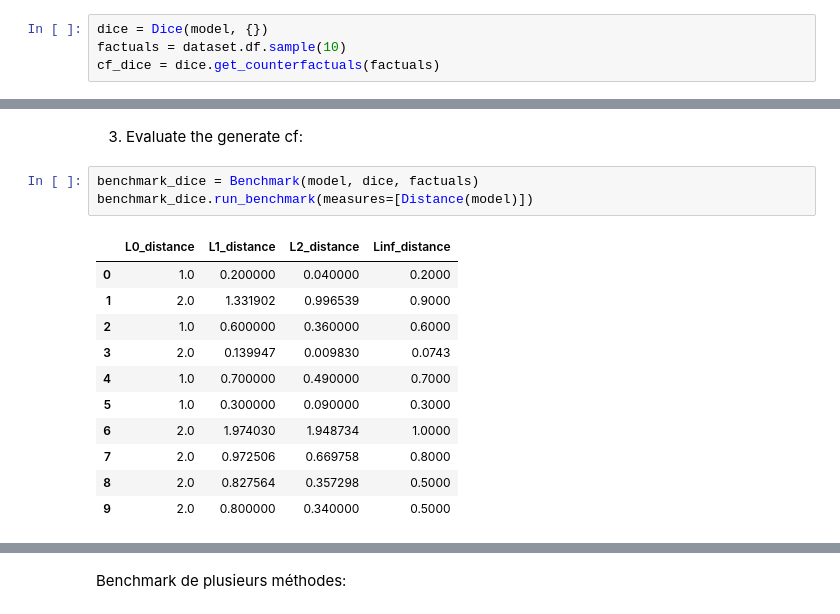
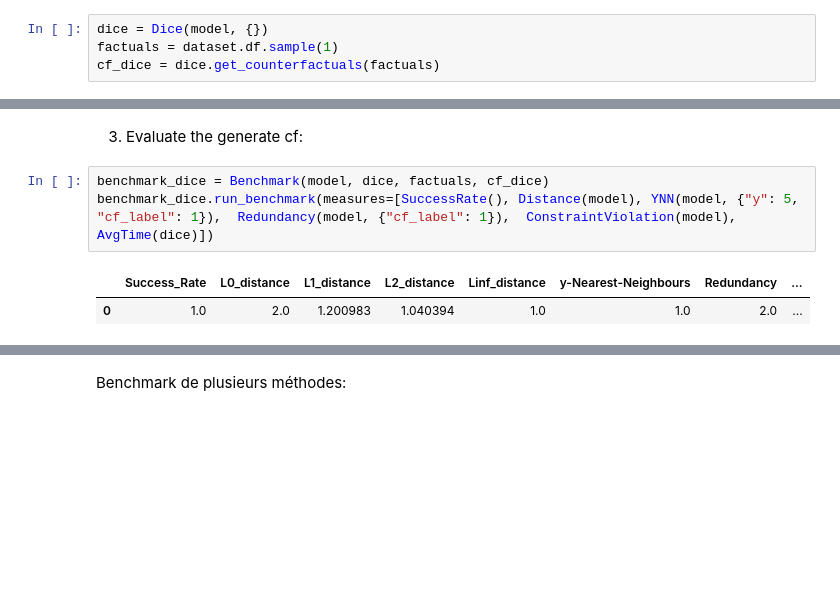
Before and after one commit to Suzie14/CARLA, a Jupyter notebook: simple_use.ipynb, the cells around one changed output, grey strips where cells are left out. Drawn from its saved outputs; the diff is of its cells as text; blank space fills up the shorter version.

```diff
--- a/simple_use.ipynb
+++ b/simple_use.ipynb
@@ -15,7 +19,7 @@ model = MLModelCatalog(dataset, "ann", backend="pytorch")
 2. Generate a Counterfactual
 # %%
 dice = Dice(model, {})
-factuals = dataset.df.sample(10)
+factuals = dataset.df.sample(1)
 cf_dice = dice.get_counterfactuals(factuals)
 # %%
 factuals_decoded = dataset.inverse_transform(factuals)
@@ -57,17 +61,8 @@ styled_df
 # %% [markdown]
 3. Evaluate the generate cf:
 # %%
-benchmark_dice = Benchmark(model, dice, factuals)
-benchmark_dice.run_benchmark(measures=[Distance(model)])
+benchmark_dice = Benchmark(model, dice, factuals, cf_dice)
+benchmark_dice.run_benchmark(measures=[SuccessRate(), Distance(model), YNN(model, {"y": 5, "cf_label": 1}),  Redundancy(model, {"cf_label": 1}),  ConstraintViolation(model), AvgTime(dice)])
 # %% [output]
-|  | L0_distance | L1_distance | L2_distance | Linf_distance |
-| 0 | 1.0 | 0.200000 | 0.040000 | 0.2000 |
-| 1 | 2.0 | 1.331902 | 0.996539 | 0.9000 |
-| 2 | 1.0 | 0.600000 | 0.360000 | 0.6000 |
-| 3 | 2.0 | 0.139947 | 0.009830 | 0.0743 |
-| 4 | 1.0 | 0.700000 | 0.490000 | 0.7000 |
-| 5 | 1.0 | 0.300000 | 0.090000 | 0.3000 |
-| 6 | 2.0 | 1.974030 | 1.948734 | 1.0000 |
-| 7 | 2.0 | 0.972506 | 0.669758 | 0.8000 |
-| 8 | 2.0 | 0.827564 | 0.357298 | 0.5000 |
-| 9 | 2.0 | 0.800000 | 0.340000 | 0.5000 |
+|  | Success_Rate | L0_distance | L1_distance | L2_distance | Linf_distance | y-Nearest-Neighbours | Redundancy | ... |
+| 0 | 1.0 | 2.0 | 1.200983 | 1.040394 | 1.0 | 1.0 | 2.0 | ... |
```
Also changed, not shown: parts of 4 cells of this notebook, 4 other files.
